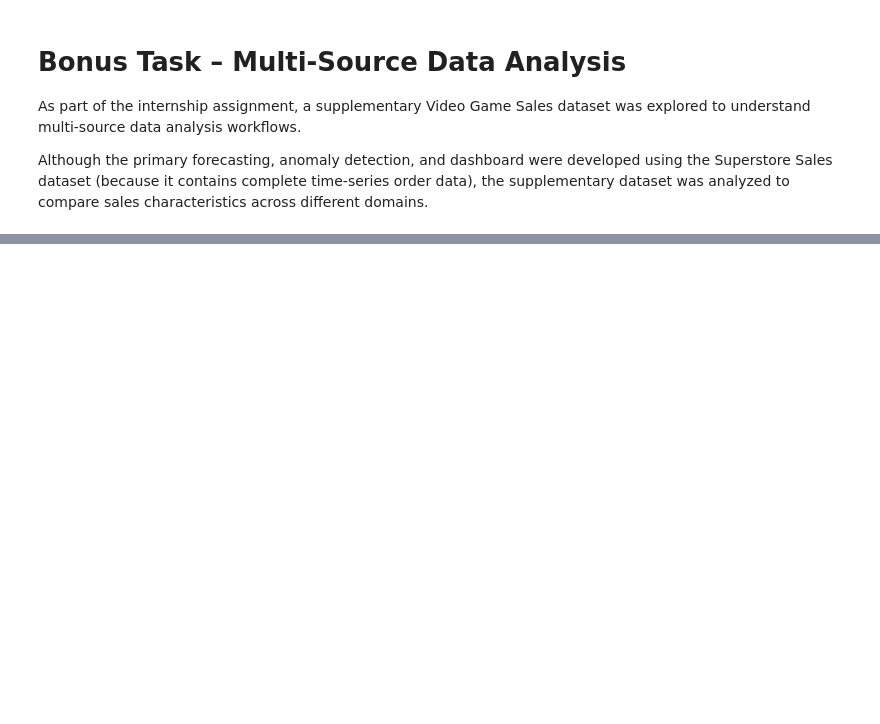
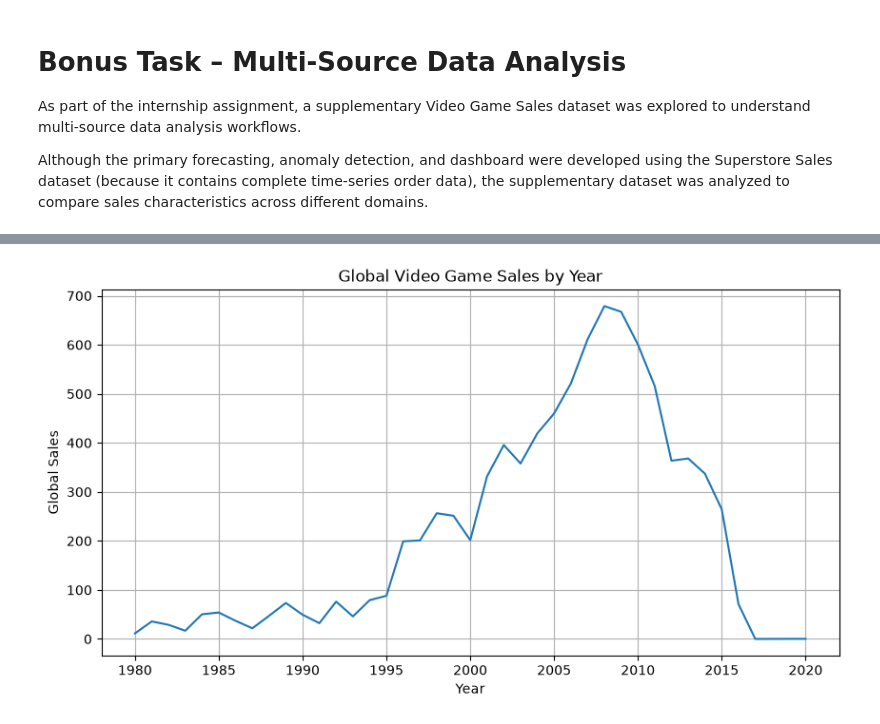
Before and after one commit to CGNA0524/SalesForecasting_Chirag, a Jupyter notebook: notebooks/analysis.ipynb, the cells around one changed output, grey strips where cells are left out. Cells and saved outputs as stored; diff of their text form; code cells hidden in the pictures; blank space fills up the shorter version.

Commit message:
Completed bonus multi-source data analysis

```diff
--- a/notebooks/analysis.ipynb
+++ b/notebooks/analysis.ipynb
@@ -1924,9 +1924,9 @@ Although the primary forecasting, anomaly detection, and dashboard were develope
 # %%
 import pandas as pd
 
-games = pd.read_csv("data/vgsales.csv")
+games = pd.read_csv("../data/vgsales.csv")
 
-print("Shape :", games.shape)
+print("Shape:", games.shape)
 
 games.head()
 # %% [output]
@@ -1933,0 +1988,18 @@ FileNotFoundError: [Errno 2] No such file or directory: 'data/vgsales.csv'
+# %%
+import matplotlib.pyplot as plt
+
+plt.figure(figsize=(10,5))
+
+games.groupby("Year")["Global_Sales"].sum().plot()
+
+plt.title("Global Video Game Sales by Year")
+
+plt.xlabel("Year")
+
+plt.ylabel("Global Sales")
+
+plt.grid(True)
+
+plt.show()
+# %% [output]
+[figure, added]
```
Also changed, not shown: parts of 7 cells of this notebook.
